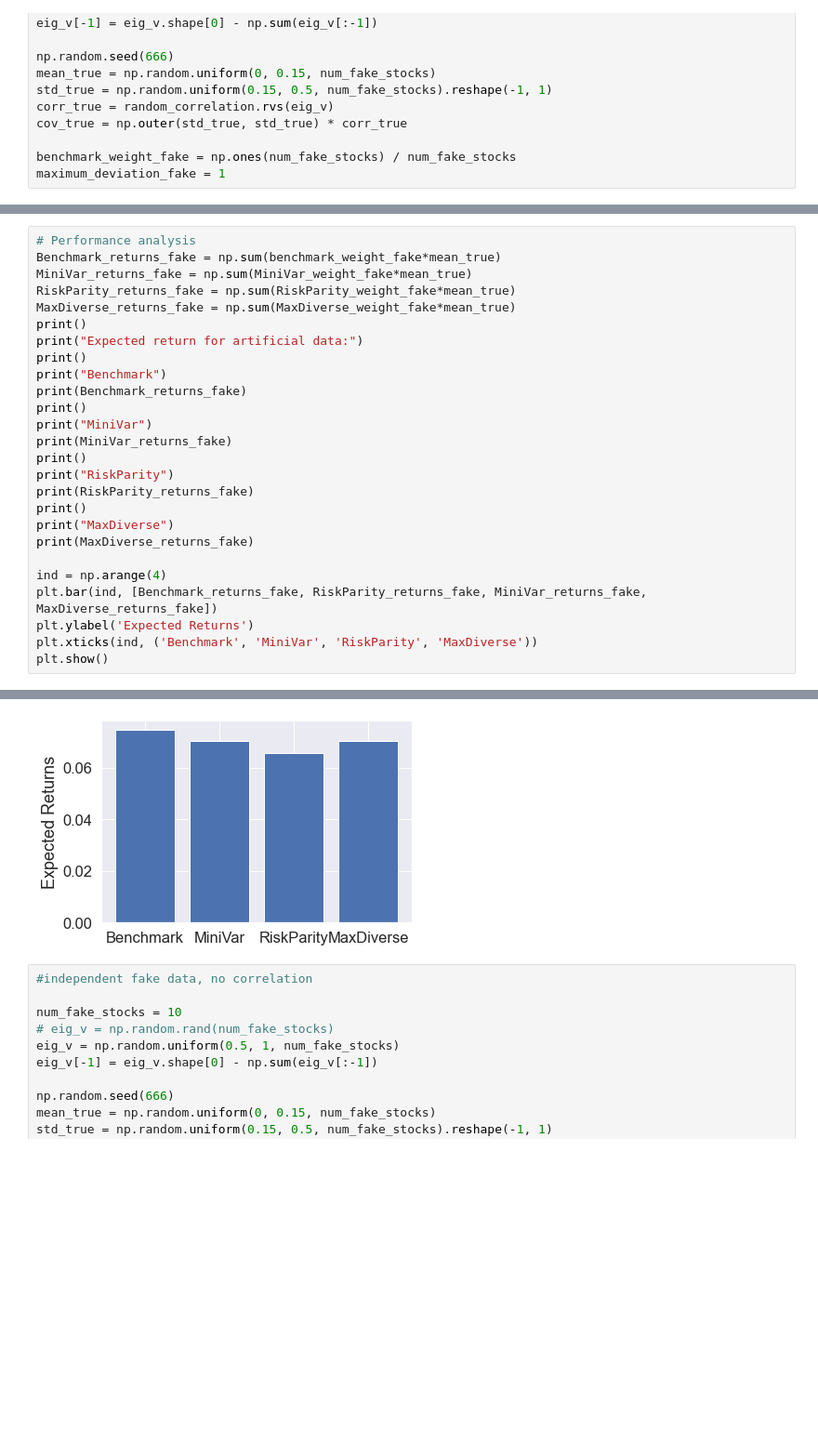
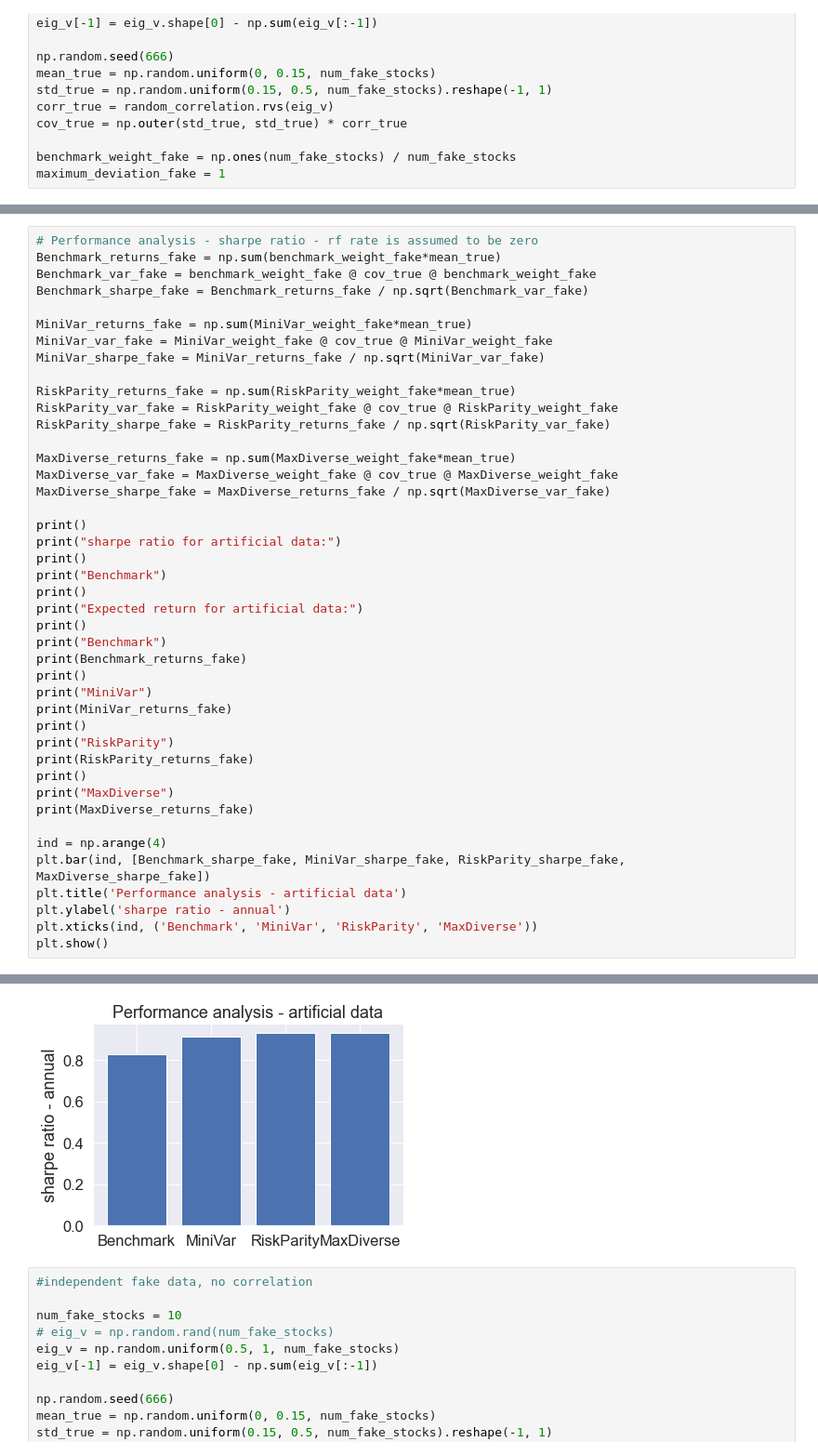
Before and after one commit to fishstoryyy/Project-2, a Jupyter notebook: demo.ipynb, the cells around one changed output, grey strips where cells are left out. Shown at 93% size. Saved outputs shown, nothing was run; the diff lists cells and outputs as text; blank space fills up the shorter version.

Commit message:
added sharpe ratio

```diff
--- a/demo.ipynb
+++ b/demo.ipynb
@@ -68,9 +68,25 @@ MaxDiverse
 # %%
-# Performance analysis
+# Performance analysis - sharpe ratio - rf rate is assumed to be zero
 Benchmark_returns_fake = np.sum(benchmark_weight_fake*mean_true)
+Benchmark_var_fake = benchmark_weight_fake @ cov_true @ benchmark_weight_fake
+Benchmark_sharpe_fake = Benchmark_returns_fake / np.sqrt(Benchmark_var_fake)
+
 MiniVar_returns_fake = np.sum(MiniVar_weight_fake*mean_true)
+MiniVar_var_fake = MiniVar_weight_fake @ cov_true @ MiniVar_weight_fake
+MiniVar_sharpe_fake = MiniVar_returns_fake / np.sqrt(MiniVar_var_fake)
+
 RiskParity_returns_fake = np.sum(RiskParity_weight_fake*mean_true)
+RiskParity_var_fake = RiskParity_weight_fake @ cov_true @ RiskParity_weight_fake
+RiskParity_sharpe_fake = RiskParity_returns_fake / np.sqrt(RiskParity_var_fake)
+
 MaxDiverse_returns_fake = np.sum(MaxDiverse_weight_fake*mean_true)
+MaxDiverse_var_fake = MaxDiverse_weight_fake @ cov_true @ MaxDiverse_weight_fake
+MaxDiverse_sharpe_fake = MaxDiverse_returns_fake / np.sqrt(MaxDiverse_var_fake)
+
+print()
+print("sharpe ratio for artificial data:")
+print()
+print("Benchmark")
 print()
 print("Expected return for artificial data:")
 print()
@@ -87,8 +103,9 @@ print("MaxDiverse")
 print(MaxDiverse_returns_fake)
 
 ind = np.arange(4)
-plt.bar(ind, [Benchmark_returns_fake, RiskParity_returns_fake, MiniVar_returns_fake, MaxDiverse_returns_fake])
-plt.ylabel('Expected Returns')
+plt.bar(ind, [Benchmark_sharpe_fake, MiniVar_sharpe_fake, RiskParity_sharpe_fake, MaxDiverse_sharpe_fake])
+plt.title('Performance analysis - artificial data')
+plt.ylabel('sharpe ratio - annual')
 plt.xticks(ind, ('Benchmark', 'MiniVar', 'RiskParity', 'MaxDiverse'))
 plt.show()
 # %% [output]
@@ -95,17 +116,17 @@ plt.show()
 Expected return for artificial data:
 
 Benchmark
 0.07475329008074727
 
 MiniVar
 0.06589026849475058
 
 RiskParity
 0.07045321109919872
 
 MaxDiverse
 0.07045321108174271
-[figure, old version]
+[figure, new version]
 # %%
 #independent fake data, no correlation
 
```
Also changed, not shown: parts of 6 cells of this notebook.
